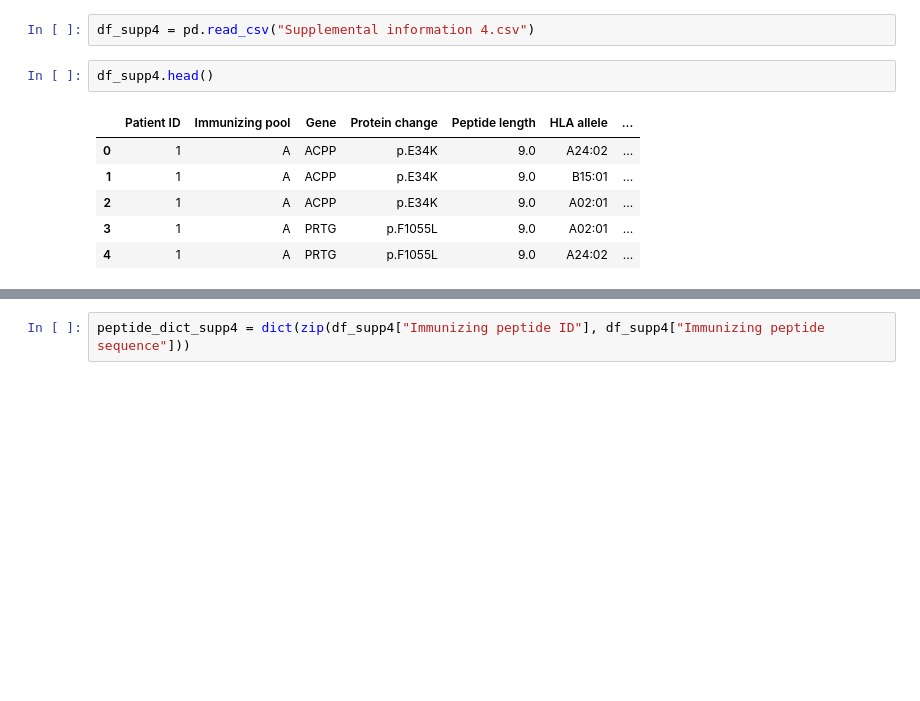
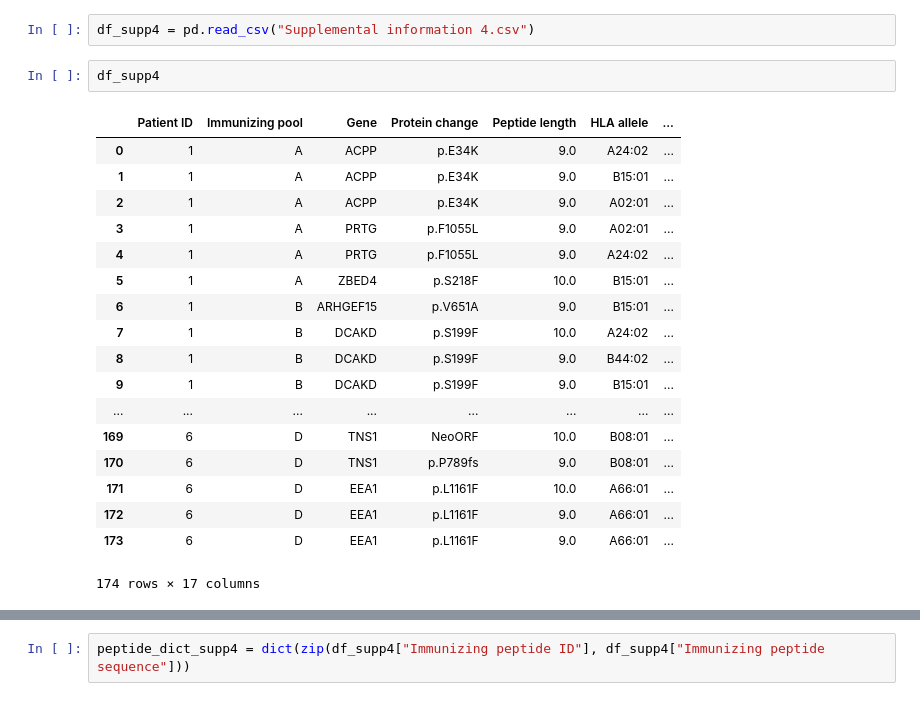
Before and after one commit to openvax/ott-wu-2017-data, a Jupyter notebook: Collect immunizing peptides from Supp 4.ipynb, the cells around one changed output, grey strips where cells are left out. Drawn from its saved outputs; the diff is of its cells as text; blank space fills up the shorter version.

```diff
--- a/Collect immunizing peptides from Supp 4.ipynb
+++ b/Collect immunizing peptides from Supp 4.ipynb
@@ -1,11 +1,23 @@
 # %%
 df_supp4 = pd.read_csv("Supplemental information 4.csv")
 # %%
-df_supp4.head()
+df_supp4
 # %% [output]
 |  | Patient ID | Immunizing pool | Gene | Protein change | Peptide length | HLA allele | ... |
 | 0 | 1 | A | ACPP | p.E34K | 9.0 | A24:02 | ... |
 | 1 | 1 | A | ACPP | p.E34K | 9.0 | B15:01 | ... |
 | 2 | 1 | A | ACPP | p.E34K | 9.0 | A02:01 | ... |
 | 3 | 1 | A | PRTG | p.F1055L | 9.0 | A02:01 | ... |
 | 4 | 1 | A | PRTG | p.F1055L | 9.0 | A24:02 | ... |
+| 5 | 1 | A | ZBED4 | p.S218F | 10.0 | B15:01 | ... |
+| 6 | 1 | B | ARHGEF15 | p.V651A | 9.0 | B15:01 | ... |
+| 7 | 1 | B | DCAKD | p.S199F | 10.0 | A24:02 | ... |
+| 8 | 1 | B | DCAKD | p.S199F | 9.0 | B44:02 | ... |
+| 9 | 1 | B | DCAKD | p.S199F | 9.0 | B15:01 | ... |
+| ... | ... | ... | ... | ... | ... | ... | ... |
+| 169 | 6 | D | TNS1 | NeoORF | 10.0 | B08:01 | ... |
+| 170 | 6 | D | TNS1 | p.P789fs | 9.0 | B08:01 | ... |
+| 171 | 6 | D | EEA1 | p.L1161F | 10.0 | A66:01 | ... |
+| 172 | 6 | D | EEA1 | p.L1161F | 9.0 | A66:01 | ... |
+| 173 | 6 | D | EEA1 | p.L1161F | 9.0 | A66:01 | ... |
+174 rows × 17 columns
```
Also changed, not shown: parts of 11 cells of this notebook, 2 other files.
